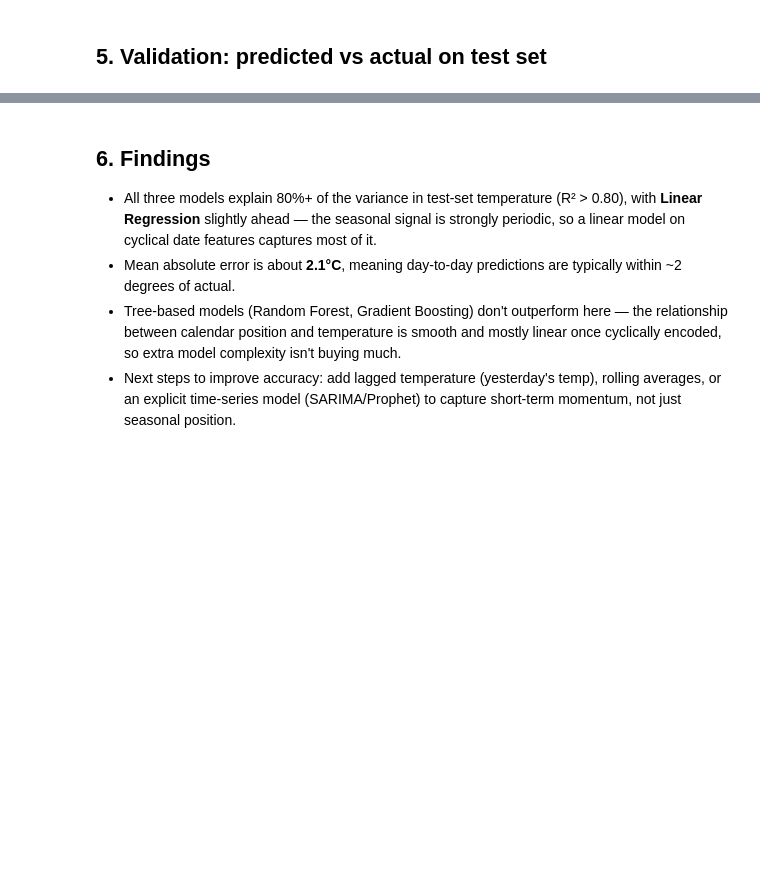
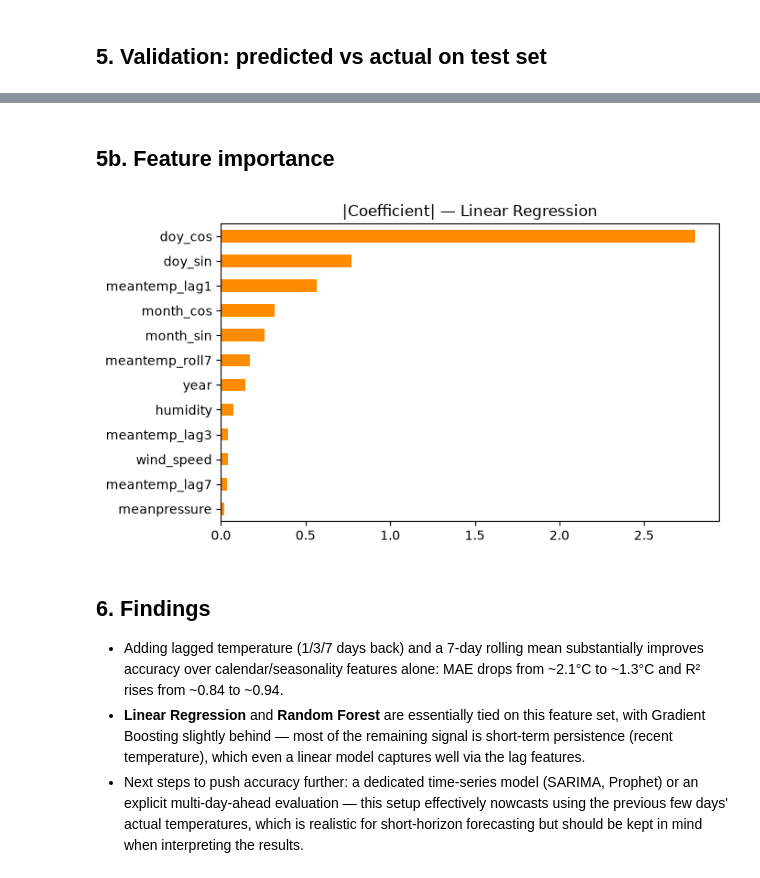
Before and after one commit to JM-Bunagan-22/delhi-climate-prediction, a Jupyter notebook: climate_prediction.ipynb, the cells around one changed output, grey strips where cells are left out. Drawn from its saved outputs; the diff is of its cells as text; code cells hidden in the pictures; blank space fills up the shorter version.

```diff
--- a/climate_prediction.ipynb
+++ b/climate_prediction.ipynb
@@ -140,7 +157,24 @@ plt.show()
+# %% [markdown]
+## 5b. Feature importance
+# %%
+best_model = models[best_name]
+if hasattr(best_model, "feature_importances_"):
+    importances = pd.Series(best_model.feature_importances_, index=FEATURES).sort_values()
+    importance_label = "Feature Importance"
+else:
+    importances = pd.Series(best_model.coef_, index=FEATURES).abs().sort_values()
+    importance_label = "|Coefficient|"
+
+plt.figure(figsize=(7, 4))
+importances.plot(kind="barh", color="darkorange")
+plt.title(f"{importance_label} — {best_name}")
+plt.tight_layout()
+plt.show()
+# %% [output]
+[figure, added]
 # %% [markdown]
 ## 6. Findings
 
-- All three models explain 80%+ of the variance in test-set temperature (R² > 0.80), with **Linear Regression** slightly ahead — the seasonal signal is strongly periodic, so a linear model on cyclical date features captures most of it.
-- Mean absolute error is about **2.1°C**, meaning day-to-day predictions are typically within ~2 degrees of actual.
-- Tree-based models (Random Forest, Gradient Boosting) don't outperform here — the relationship between calendar position and temperature is smooth and mostly linear once cyclically encoded, so extra model complexity isn't buying much.
-- Next steps to improve accuracy: add lagged temperature (yesterday's temp), rolling averages, or an explicit time-series model (SARIMA/Prophet) to capture short-term momentum, not just seasonal position.
+- Adding lagged temperature (1/3/7 days back) and a 7-day rolling mean substantially improves accuracy over calendar/seasonality features alone: MAE drops from ~2.1°C to ~1.3°C and R² rises from ~0.84 to ~0.94.
+- **Linear Regression** and **Random Forest** are essentially tied on this feature set, with Gradient Boosting slightly behind — most of the remaining signal is short-term persistence (recent temperature), which even a linear model captures well via the lag features.
+- Next steps to push accuracy further: a dedicated time-series model (SARIMA, Prophet) or an explicit multi-day-ahead evaluation — this setup effectively nowcasts using the previous few days' actual temperatures, which is realistic for short-horizon forecasting but should be kept in mind when interpreting the results.
```
Also changed, not shown: parts of 5 cells of this notebook, 7 other files.
